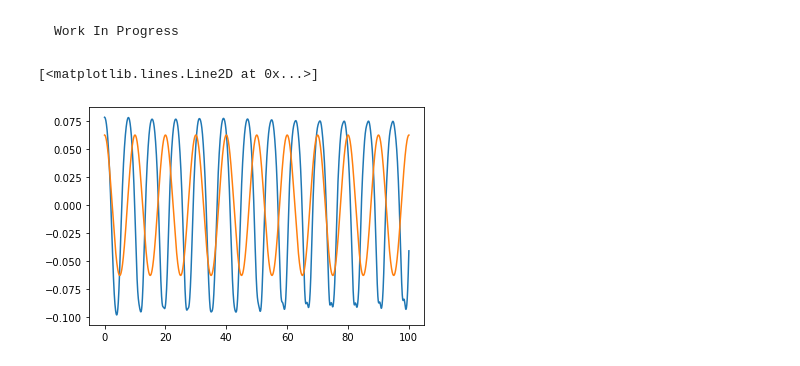
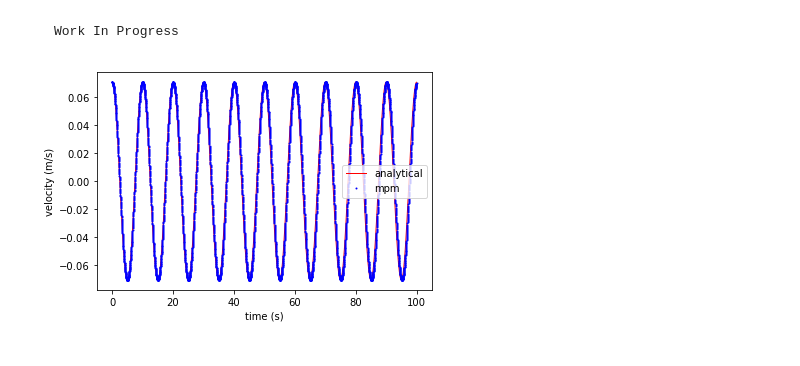
Before and after one commit to geoelements/LearnMPM, a Jupyter notebook: axial-vibration1d.ipynb, the cells around one changed output. Drawn from its saved outputs; the diff is of its cells as text; code cells hidden in the pictures.

Commit message:
Fix axial vibration of 1D bar

```diff
--- a/axial-vibration1d.ipynb
+++ b/axial-vibration1d.ipynb
@@ -43,7 +43,7 @@ E = 100
 L = 25
 
 # analytical solution at the end of the bar
-ta, va, xa = axial_vibration_bar1d(L = L, E = E, rho = 1, duration = 100, dt = 0.01, v0 = 1.0, x = 1.0)
+ta, va, xa = axial_vibration_bar1d(L = L, E = E, rho = 1, duration = 100, dt = 0.01, v0 = 0.1, x = 12.5)
 
 plt.plot(ta, va, 'r',linewidth=2,label='analytical')
 
@@ -64,7 +64,7 @@ import numpy as np
 import matplotlib.pyplot as plt
 
 # mass tolerance
-tol = 1e-5
+tol = 1e-12
 
 # Domain
 L = 25
@@ -79,7 +79,7 @@ nelements = 13 # number of elements
 dx = L / nelements # element length
 
 # Create equally spaced nodes
-x_n = np.linspace(0, L, nelements + 1)
+x_n = np.linspace(0, L, nelements+1)
 nnodes = len(x_n)
 
 # Set-up a 2D array of elements with node ids
@@ -88,7 +88,7 @@ for nid in range(nelements):
     elements[nid, :] = np.array([nid, nid+1])
 
 # Id of the particle in the central element
-pmid = int(np.floor((nelements/2)+1))
+pmid = int(np.floor((nelements/2)))
 
 # Loading conditions
 v0 = 0.1             # initial velocity
@@ -103,7 +103,6 @@ nparticles = nelements  # number of particles
 x_p      = np.zeros(nparticles)       # positions
 vol_p    = np.ones(nparticles) * dx   # volume
 mass_p   = vol_p * rho                # mass
-gradf_p  = np.ones(nparticles)        # gradient of deformation
 stress_p = np.zeros(nparticles)       # stress
 vel_p    = np.zeros(nparticles)       # velocity
 vol0_p   = vol_p                      # initial volume
@@ -123,21 +122,17 @@ nsteps = int(duration / dt)
 
 tt, vt, xt = [], [], []
 
-# Intialize nodal properties
-mass_n  = np.zeros(nnodes)  # mass
-mom_n   = np.zeros(nnodes)  # momentum
-f_int_n = np.zeros(nnodes)  # internal force
-
 for step in range(nsteps):
     # reset nodal values
     mass_n  = np.zeros(nnodes)  # mass
     mom_n   = np.zeros(nnodes)  # momentum
-    f_int_n = np.zeros(nnodes)  # internal force
+    fint_n = np.zeros(nnodes)  # internal force
 
     # iterate through each element
     for id in range(nelements):
         # get nodal ids
         nid1, nid2 = elements[id]
+
         # compute shape functions and derivatives
         N1 = 1 - abs(x_p[id] - x_n[nid1]) / dx
         N2 = 1 - abs(x_p[id] - x_n[nid2]) / dx
@@ -151,16 +146,16 @@ for step in range(nsteps):
         mom_n[nid2]  += N2 * mass_p[id] * vel_p[id]
 
         # compute nodal internal force
-        f_int_n[nid1] -= vol_p[id] * stress_p[id] * dN1
-        f_int_n[nid2] -= vol_p[id] * stress_p[id] * dN2
+        fint_n[nid1] -= vol_p[id] * stress_p[id] * dN1
+        fint_n[nid2] -= vol_p[id] * stress_p[id] * dN2
 
     # apply boundary conditions
-    mom_n[0] = 0   # Nodal velocity v = 0 in m * v at node 0.
-    f_int_n[0] = 0 # Nodal force f = m * a, where a = 0 at node 0.
+    mom_n[0]  = 0  # Nodal velocity v = 0 in m * v at node 0.
+    fint_n[0] = 0  # Nodal force f = m * a, where a = 0 at node 0.
 
     # update nodal momentum
     for nid in range(nnodes):
-        mom_n[nid] += f_int_n[nid] * dt
+        mom_n[nid] += fint_n[nid] * dt
 
     # update particle velocity position and stress
     # iterate through each element
@@ -175,41 +170,44 @@ for step in range(nsteps):
         dN2 = 1/dx
 
         # compute particle velocity
         if (mass_n[nid1]) > tol:
-            vel_p[id] += dt * N1 * f_int_n[nid1] / mass_n[nid1]
+            vel_p[id] += dt * N1 * fint_n[nid1] / mass_n[nid1]
         if (mass_n[nid2]) > tol:
-            vel_p[id] += dt * N2 * f_int_n[nid2] / mass_n[nid2]
+            vel_p[id] += dt * N2 * fint_n[nid2] / mass_n[nid2]
 
         # update particle position based on nodal momentum
         x_p[id] += dt * (N1 * mom_n[nid1]/mass_n[nid1] + N2 * mom_n[nid2]/mass_n[nid2])
 
         # nodal velocity
         nv1 = mom_n[nid1]/mass_n[nid1]
         nv2 = mom_n[nid2]/mass_n[nid2]
 
         # Apply boundary condition
+        # Rendundant, since momentum and forces are already set to zero
         # if (nid1 == 0): nv1 = 0
 
-        # particle gradient velocity
+        # rate of strain increment
         grad_v = dN1 * nv1 + dN2 * nv2
-        # particle deformation gradient
-        gradf_p[id] = (1 + grad_v * dt) * gradf_p[id]
-        # particle volume
-        vol_p[id] = gradf_p[id] * vol0_p[id]
         # particle dstrain
         dstrain = grad_v * dt
+        # particle volume
+        vol_p[id] *= (1 + dstrain)
         # update stress using linear elastic model
         stress_p[id] += E * dstrain
 
     # update plot params
     tt.append(t)
     vt.append(vel_p[pmid])
     xt.append(x_p[pmid])
 
     t = t + dt
 
-plt.plot(tt, vt)
-plt.plot(ta, va)
+plt.plot(ta, va, 'r', linewidth=1,label='analytical')
+plt.plot(tt, vt, 'ob', markersize=1, label='mpm')
+
+plt.xlabel('time (s)')
+plt.ylabel('velocity (m/s)')
+plt.legend()
+plt.show()
 # %% [output]
-[<matplotlib.lines.Line2D at 0x...>]
-[figure, old version]
+[figure, new version]
```
Also changed, not shown: parts of 1 cell of this notebook, 1 other file.
